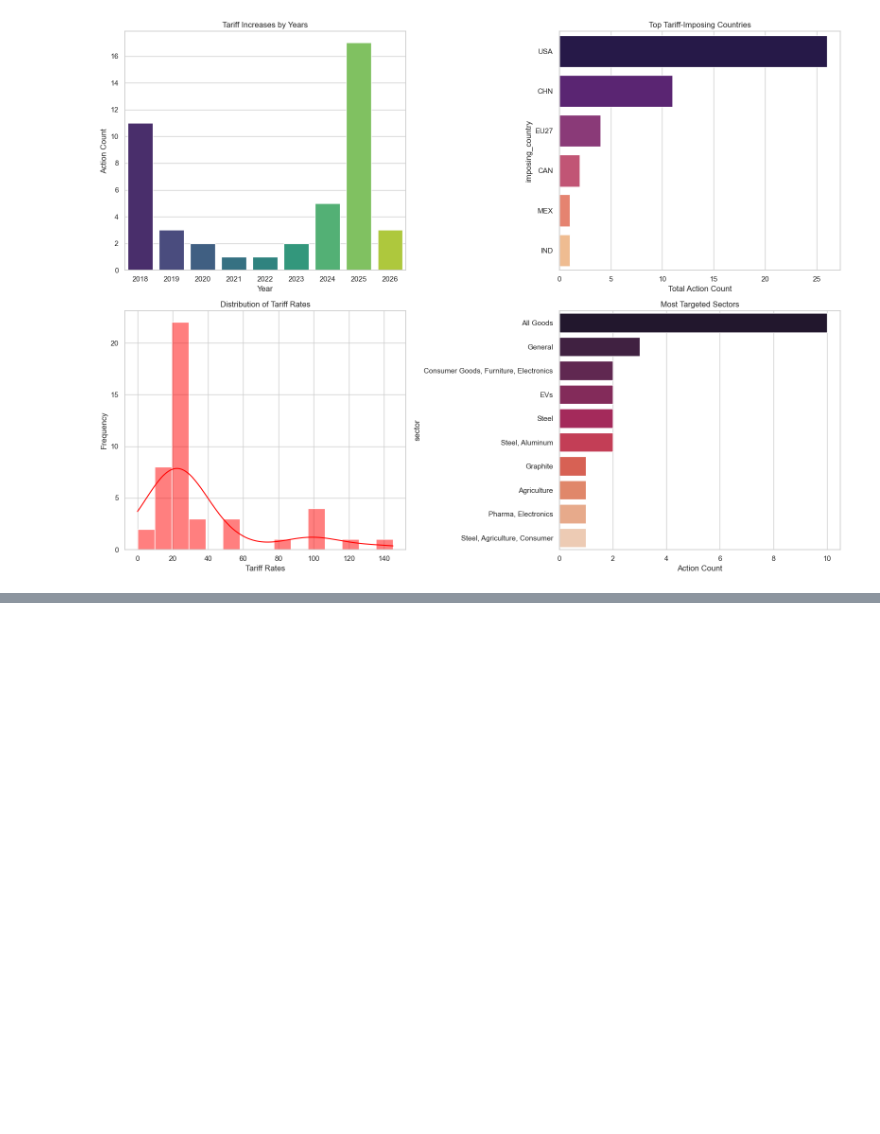
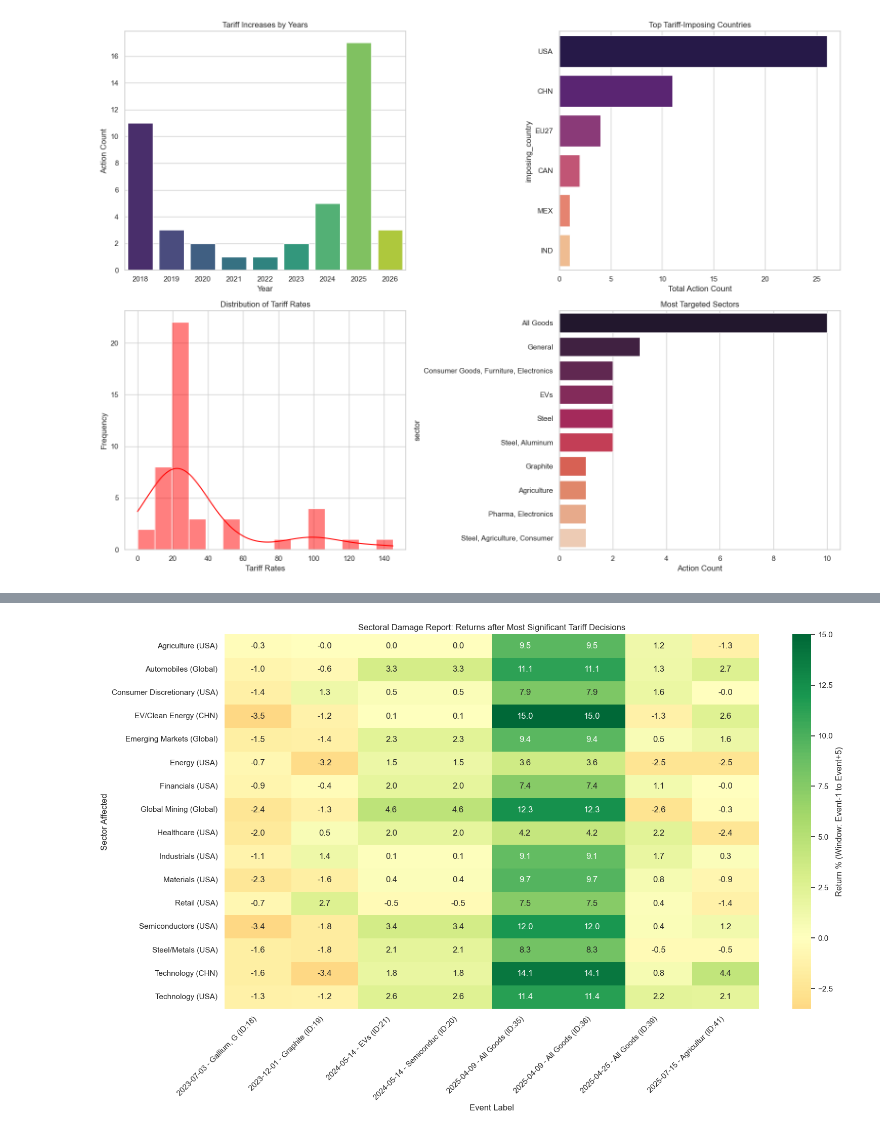
Before and after one commit to hfarukaktas/data-science-projects, a Jupyter notebook: global-trade-war/GlobalTradeWarEffectsOnMarkets.ipynb, the cells around one changed output, grey strips where cells are left out. Cells and saved outputs as stored; diff of their text form; code cells hidden in the pictures; blank space fills up the shorter version.

```diff
--- a/global-trade-war/GlobalTradeWarEffectsOnMarkets.ipynb
+++ b/global-trade-war/GlobalTradeWarEffectsOnMarkets.ipynb
@@ -229,0 +295,51 @@ plt.show()
+# %%
+top_events = top_events.reset_index()
+top_events['Event Label'] = (
+    top_events['date'].dt.strftime('%Y-%m-%d') +
+    " - " + top_events['sector'].str[:10] +
+    " (ID:" + top_events['index'].astype(str) + ")"
+)
+window_results = []
+
+for idx, event in top_events.iterrows():
+    e_date = event['date']
+    e_label = event['Event Label']
+
+    # window: 1 days before and 5 days later
+    mask = (sector_df['date'] >= e_date - pd.Timedelta(days=1)) & (sector_df['date'] <= e_date + pd.Timedelta(days=5))
+    window_df = sector_df[mask].copy()
+
+    if not window_df.empty:
+        for label in window_df['sector_label'].unique():
+            sector_data = window_df[window_df['sector_label'] == label].sort_values('date')
+            if len(sector_data) > 1:
+                start_price = sector_data.iloc[0]['close']
+                end_price = sector_data.iloc[-1]['close']
+                cum_return = (end_price - start_price) / start_price * 100
+
+                window_results.append({
+                    'Event Label': e_label,
+                    'Sector Affected': label,
+                    'Return %': cum_return
+                })
+
+# Create a DataFrame
+heatmap_df = pd.DataFrame(window_results)
+
+heatmap_pivot = heatmap_df.pivot_table(
+    index="Sector Affected",
+    columns="Event Label",
+    values="Return %",
+)
+
+# Visalization
+plt.figure(figsize=(16, 10))
+sns.heatmap(heatmap_pivot, annot=True, fmt=".1f", cmap="RdYlGn", center=0,
+            cbar_kws={'label': 'Return % (Window: Event-1 to Event+5)'})
+
+plt.title("Sectoral Damage Report: Returns after Most Significant Tariff Decisions")
+plt.xticks(rotation=45, ha='right')
+plt.tight_layout()
+plt.show()
+# %% [output]
+[figure, added]
```
Also changed, not shown: parts of 16 cells of this notebook.
